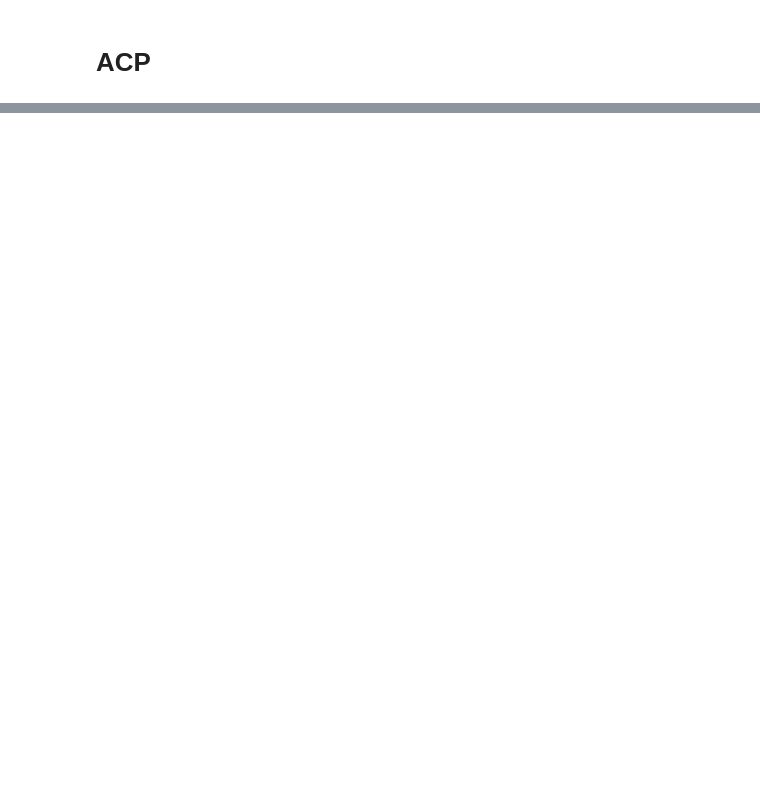
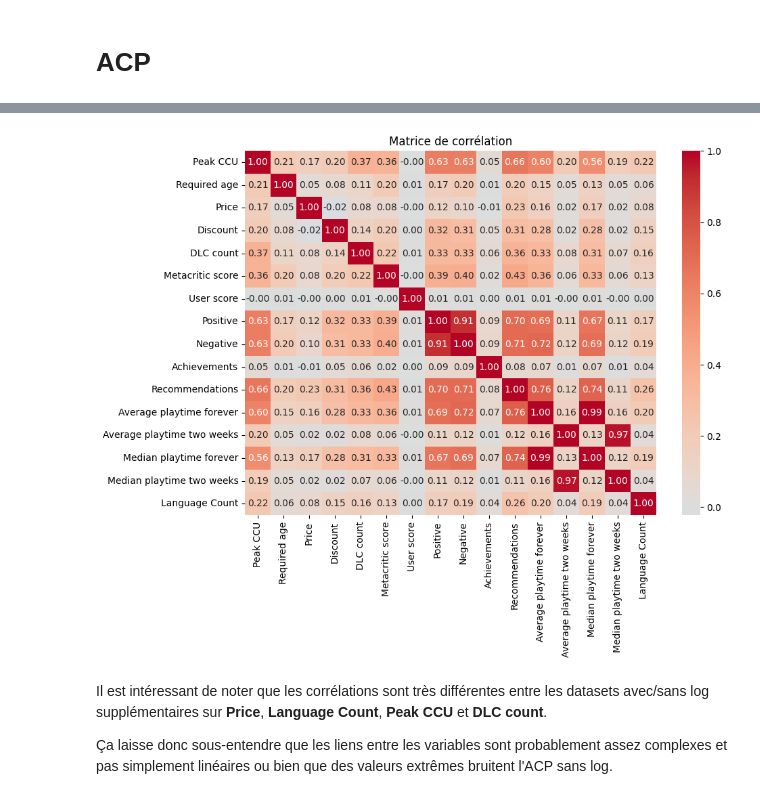
Before and after one commit to LjAquinox/Projet_Analyse_Steam, a Jupyter notebook: clean.ipynb, the cells around one changed output, grey strips where cells are left out. Saved outputs shown, nothing was run; the diff lists cells and outputs as text; code cells hidden in the pictures; blank space fills up the shorter version.

```diff
--- a/clean.ipynb
+++ b/clean.ipynb
@@ -224,0 +522,29 @@ plt.show()
+# %%
+df3_withOtherLogs = df3.copy(deep = True)
+df3_withOtherLogs["Peak CCU"] = np.log2(df3["Peak CCU"] + 1)
+df3_withOtherLogs["DLC count"] = np.log2(df3["DLC count"] + 1)
+df3_withOtherLogs["Price"] = np.log2(df3["Price"] + 1)
+df3_withOtherLogs["Language Count"] = np.log2(df3["Language Count"] + 1)
+# %%
+data_pca = df3_withOtherLogs.select_dtypes(include=["number", "int64"])
+scaler = StandardScaler()
+scaled_df3 = scaler.fit_transform(data_pca)
+pca = PCA()
+pca_df3 = pca.fit_transform(scaled_df3)
+explained_variance = pca.explained_variance_ratio_
+
+feature_names = data_pca.columns.tolist()
+# %%
+corr_matrix = data_pca.corr()
+
+plt.figure(figsize=(10, 8))
+sns.heatmap(corr_matrix, annot=True, fmt=".2f", cmap="coolwarm", center=0)
+plt.title("Matrice de corrélation")
+plt.tight_layout()
+plt.show()
+# %% [output]
+[figure, added]
+# %% [markdown]
+Il est intéressant de noter que les corrélations sont très différentes entre les datasets avec/sans log supplémentaires sur **Price**, **Language Count**, **Peak CCU** et **DLC count**.
+
+Ça laisse donc sous-entendre que les liens entre les variables sont probablement assez complexes et pas simplement linéaires ou bien que des valeurs extrêmes bruitent l'ACP sans log.
```
Also changed, not shown: parts of 45 cells of this notebook, 1 other file.
